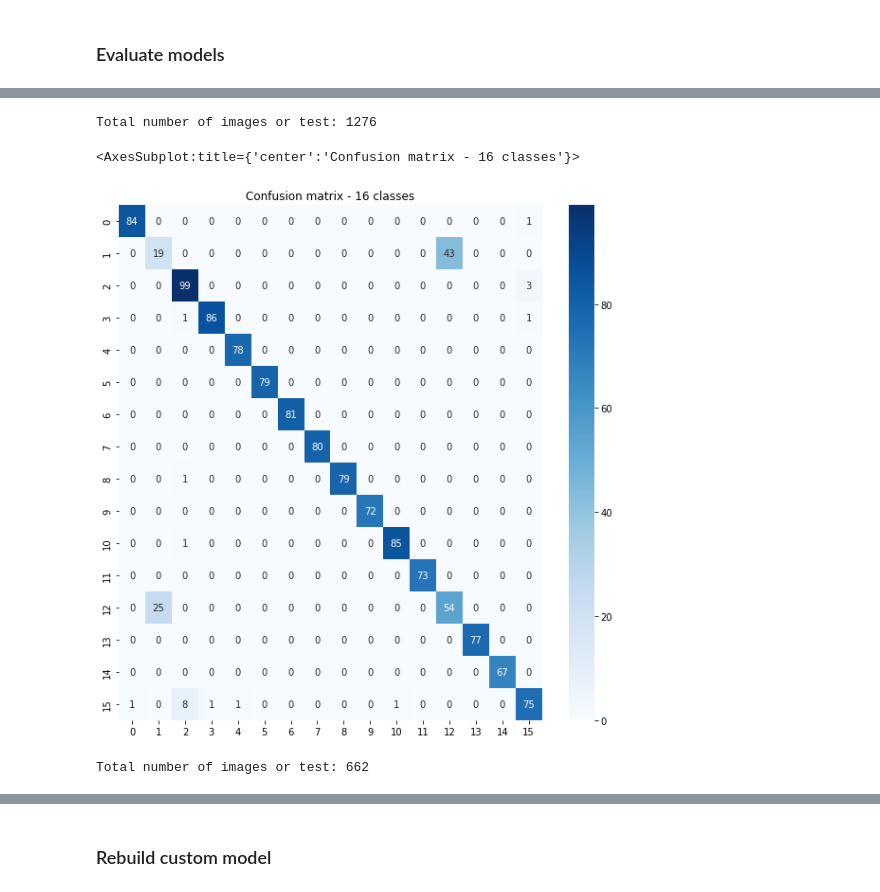
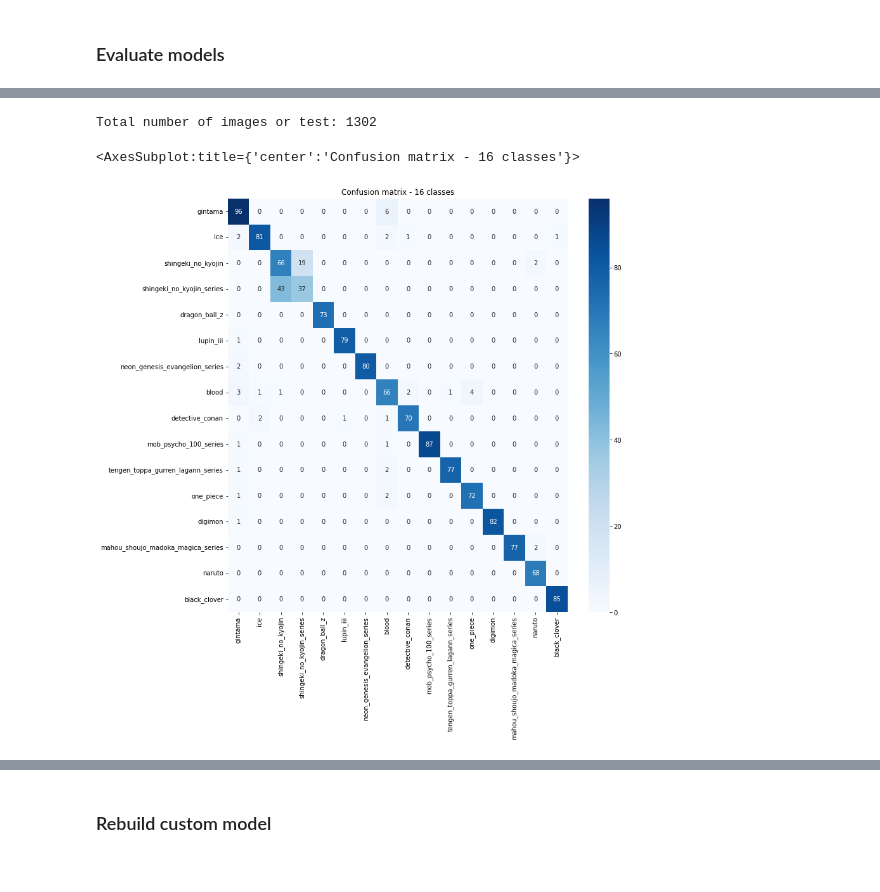
Before and after one commit to enmanuelmag/AnimeClassificator, a Jupyter notebook: tf_model.ipynb, the cells around one changed output, grey strips where cells are left out. Drawn from its saved outputs; the diff is of its cells as text; code cells hidden in the pictures.

```diff
--- a/tf_model.ipynb
+++ b/tf_model.ipynb
@@ -314,8 +322,8 @@ def build_example(path_file, class_name):
     'image': tf.train.Feature(bytes_list=tf.train.BytesList(value=[img_array])),
     #'image': tf.train.Feature(bytes_list=tf.train.BytesList(value=[img_array.tobytes()])),
     'class_id': tf.train.Feature(int64_list=tf.train.Int64List(value=[get_class_id(class_name)])),
-    #'class_name': tf.train.Feature(bytes_list=tf.train.BytesList(value=[class_name.encode('utf-8')])),
-    #'filepath': tf.train.Feature(bytes_list=tf.train.BytesList(value=[path_file.encode('utf-8')]))
+    'class_name': tf.train.Feature(bytes_list=tf.train.BytesList(value=[class_name.encode('utf-8')])),
+    'filepath': tf.train.Feature(bytes_list=tf.train.BytesList(value=[path_file.encode('utf-8')]))
   }))
   return example
 
@@ -364,7 +372,8 @@ IMAGE_FEATURE_MAP = {
   'class_id': tf.io.FixedLenFeature([], tf.int64)
 }
 
-if False:
+if True:
+  class_array = pkl.load(open(CLASS_ARRAY_PATH, 'rb'))
   if os.path.exists(TFRECORD_PATH):
     os.remove(TFRECORD_PATH)
   create_tfrecord(DATASET_PATH, class_array, TFRECORD_PATH)
@@ -547,9 +561,10 @@ optimizer = tf.keras.optimizers.Adam(learning_rate=0.000025, clipnorm=1.0) #0.00
 #0.00001 - 300 epochs - 32 batch - 1024 units (1 layers) - 8 class - best
 #0.00001 - 150 epochs - 32 - batch - 512 units (12 layers) - 8 class - prev
 
-loss = tf.keras.losses.SparseCategoricalCrossentropy()
 model = None
 vanilla_model = False
+class_array = pkl.load(open(CLASS_ARRAY_PATH, 'rb'))
+
 
 if vanilla_model:
   model = create_model(
@@ -568,6 +583,7 @@ else:
   )
   model.build(input_shape=(None, SIZE_IMG, SIZE_IMG, 3))
 
+loss = tf.keras.losses.SparseCategoricalCrossentropy()
 model.compile(optimizer=optimizer, loss=loss, metrics=['accuracy'])
 
 train(
@@ -587,8 +603,9 @@ model.summary()
 ### Evaluate models
 # %%
 #Model trained with 32 classes
+class_array_32 = pkl.load(open( f'./data/class_array_32.pkl', 'rb'))
 parmas_32_classes = {
-  'num_classes': 32,
+  'num_classes':  len(class_array_32),
   'input_shape': (SIZE_IMG, SIZE_IMG, 3),
   'type_extractor': 'vgg',
   'units': 1024,
@@ -641,7 +654,8 @@ sns.heatmap(
 # %%
-#Model trained with 32 classes
+#Model trained with 16 classes
+class_array_16 = pkl.load(open( f'./data/class_array_16.pkl', 'rb'))
 parmas_16_classes = {
-  'num_classes': 16,
+  'num_classes': len(class_array_16),
   'input_shape': (SIZE_IMG, SIZE_IMG, 3),
   'type_extractor': 'vgg',
   'units': 1024,
@@ -649,7 +663,8 @@ parmas_16_classes = {
 }
 model_16 = AnimeClassifier(**parmas_16_classes)
 model_16.build(input_shape=(None, *parmas_16_classes['input_shape']))
-PATH_BEST_16_CLASSES = './models/vgg_16class_1024_units_aqr.h5'
+#PATH_BEST_16_CLASSES = './models/vgg_16class_1024_units_aqr.h5'
+PATH_BEST_16_CLASSES = './models/vgg_16class1024_units_aqr_2.h5'
 model_16.load_weights(PATH_BEST_16_CLASSES)
 
 TFRECORD_PATH_16 = './data/anime_data_16.tfrecord'
@@ -673,27 +688,30 @@ for images, label in tf_record_16:
   all_labels_16.extend(label)
   all_preds_16.extend(np.argmax(preds, axis=1))
 # %% [output]
-Total number of images or test: 1276
+Total number of images or test: 1302
 # %%
 confusion_matrix = tf.math.confusion_matrix(
   all_labels_16,
   all_preds_16,
   num_classes=parmas_16_classes['num_classes']
 )
-plt.figure(figsize=(10, 10))
+plt.figure(figsize=(12, 12))
 plt.title('Confusion matrix - 16 classes')
 sns.heatmap(
   confusion_matrix.numpy(),
   annot=True,
-  cmap='Blues'
+  cmap='Blues',
+  xticklabels=class_array_16,
+  yticklabels=class_array_16
 )
 # %% [output]
 <AxesSubplot:title={'center':'Confusion matrix - 16 classes'}>
-[figure, old version]
+[figure, new version]
 # %%
-#Model trained with 32 classes
+#Model trained with 8 classes
+class_array_8 = pkl.load(open( f'./data/class_array_8.pkl', 'rb'))
 parmas_8_classes = {
-  'num_classes': 8,
+  'num_classes': len(class_array_8),
   'input_shape': (SIZE_IMG, SIZE_IMG, 3),
   'type_extractor': 'vgg',
   'units': 1024,
@@ -724,10 +742,6 @@ for images, label in tf_record_8:
   preds = model_8.predict(images)
   all_labels_8.extend(label)
   all_preds_8.extend(np.argmax(preds, axis=1))
-
-#
-# %% [output]
-Total number of images or test: 662
 # %%
 confusion_matrix = tf.math.confusion_matrix(
   all_labels_8,
```
Also changed, not shown: parts of 9 cells of this notebook, 2 other files.
